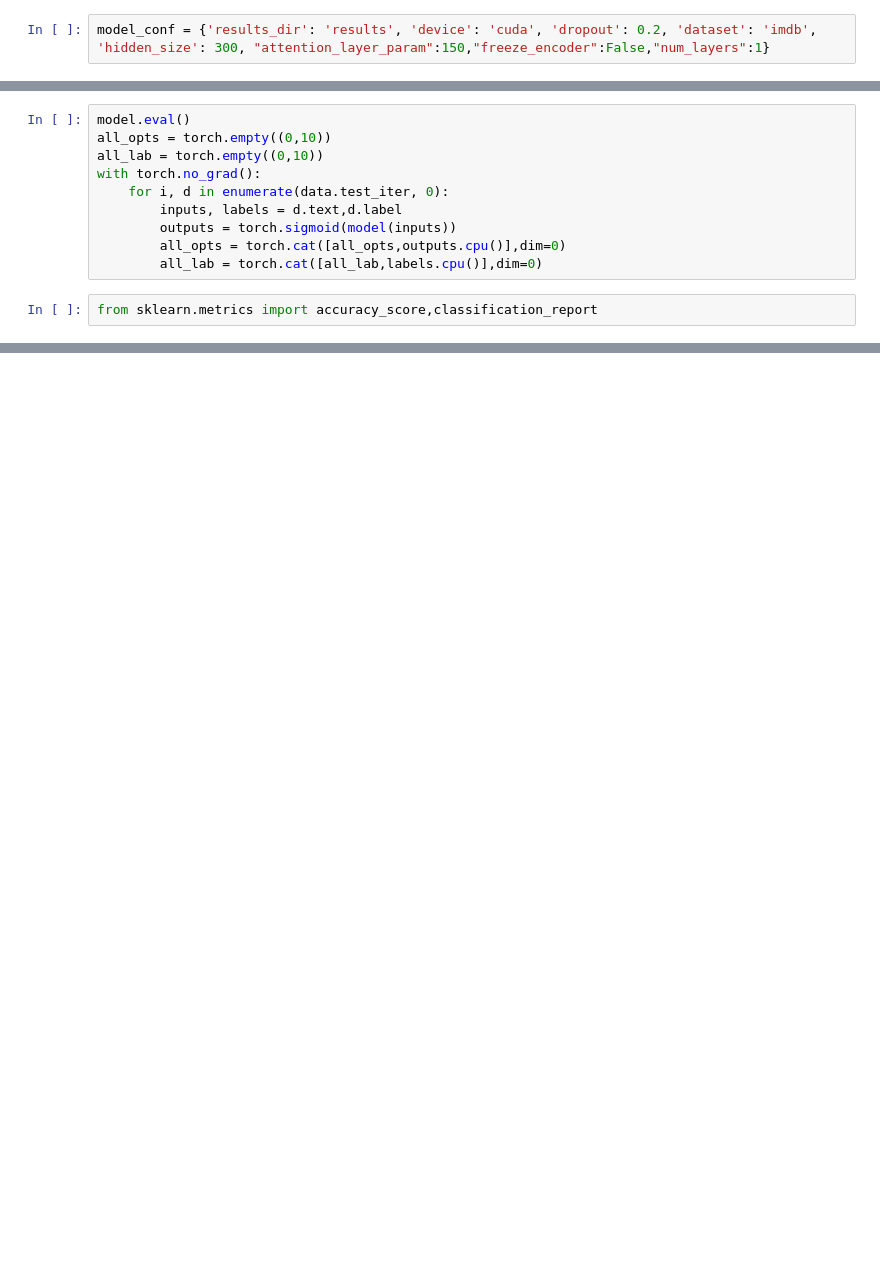
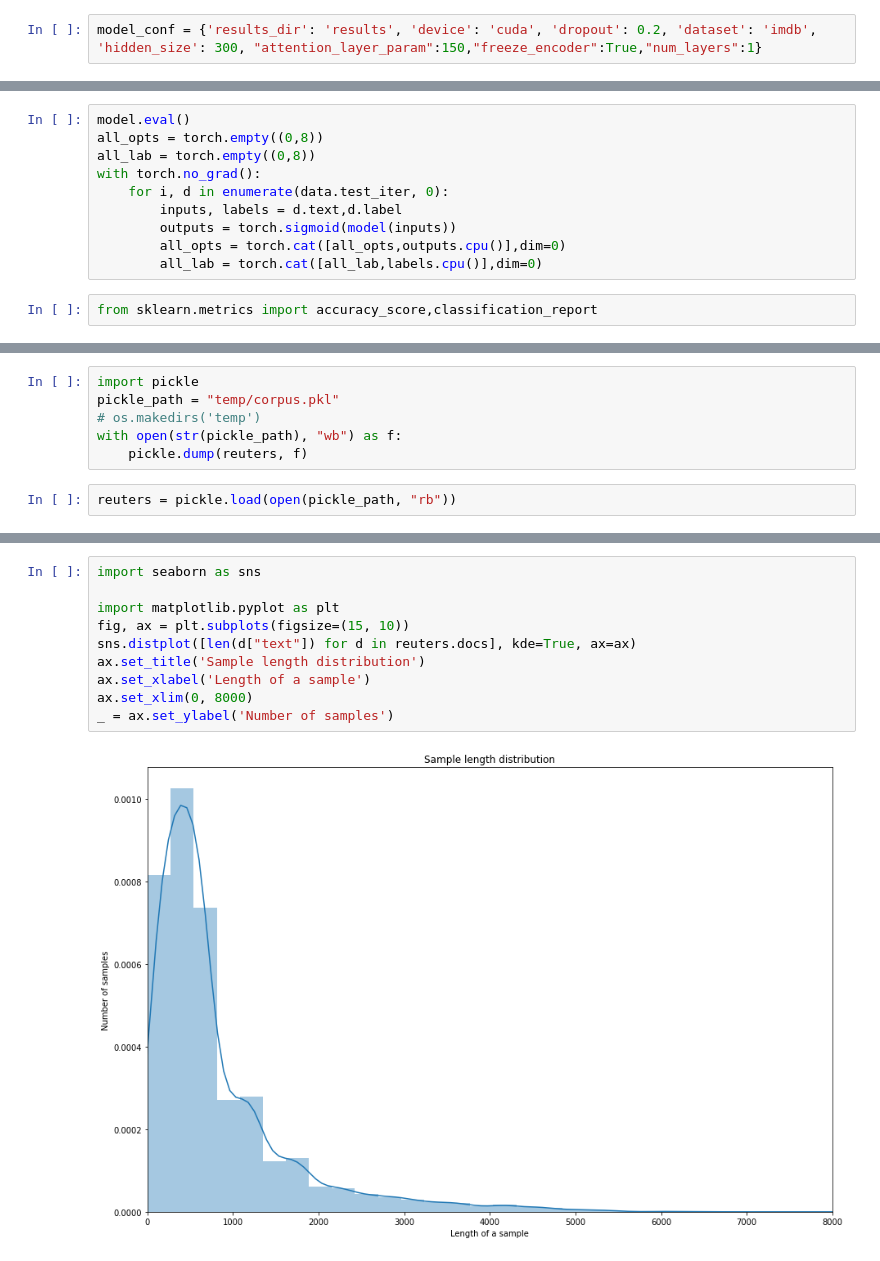
Before and after one commit to aditya140/NoveltyDetectionResearch, a Jupyter notebook: reuter.ipynb, the cells around one changed output, grey strips where cells are left out. Drawn from its saved outputs; the diff is of its cells as text; blank space fills up the shorter version.

```diff
--- a/reuter.ipynb
+++ b/reuter.ipynb
@@ -20,5 +24,5 @@ for i in data.train_iter:
 # %%
-model_conf = {'results_dir': 'results', 'device': 'cuda', 'dropout': 0.2, 'dataset': 'imdb', 'hidden_size': 300, "attention_layer_param":150,"freeze_encoder":False,"num_layers":1}
+model_conf = {'results_dir': 'results', 'device': 'cuda', 'dropout': 0.2, 'dataset': 'imdb', 'hidden_size': 300, "attention_layer_param":150,"freeze_encoder":True,"num_layers":1}
 # %%
 from src.model.nli_models import *
 from src.model.novelty_models import *
@@ -234,7 +241,7 @@ Finished Training
 # %%
 model.eval()
-all_opts = torch.empty((0,10))
-all_lab = torch.empty((0,10))
+all_opts = torch.empty((0,8))
+all_lab = torch.empty((0,8))
 with torch.no_grad():
     for i, d in enumerate(data.test_iter, 0):
         inputs, labels = d.text,d.label
@@ -265,0 +310,8 @@ weighted avg       1.00      0.72      0.84      2938
+# %%
+import pickle
+pickle_path = "temp/corpus.pkl"
+# os.makedirs('temp')
+with open(str(pickle_path), "wb") as f:
+    pickle.dump(reuters, f)
+# %%
+reuters = pickle.load(open(pickle_path, "rb"))
@@ -265,0 +360,12 @@ weighted avg       1.00      0.72      0.84      2938
+# %%
+import seaborn as sns
+
+import matplotlib.pyplot as plt
+fig, ax = plt.subplots(figsize=(15, 10))
+sns.distplot([len(d["text"]) for d in reuters.docs], kde=True, ax=ax)
+ax.set_title('Sample length distribution')
+ax.set_xlabel('Length of a sample')
+ax.set_xlim(0, 8000)
+_ = ax.set_ylabel('Number of samples')
+# %% [output]
+[figure, added]
```
Also changed, not shown: parts of 38 cells of this notebook, 8 other files.
